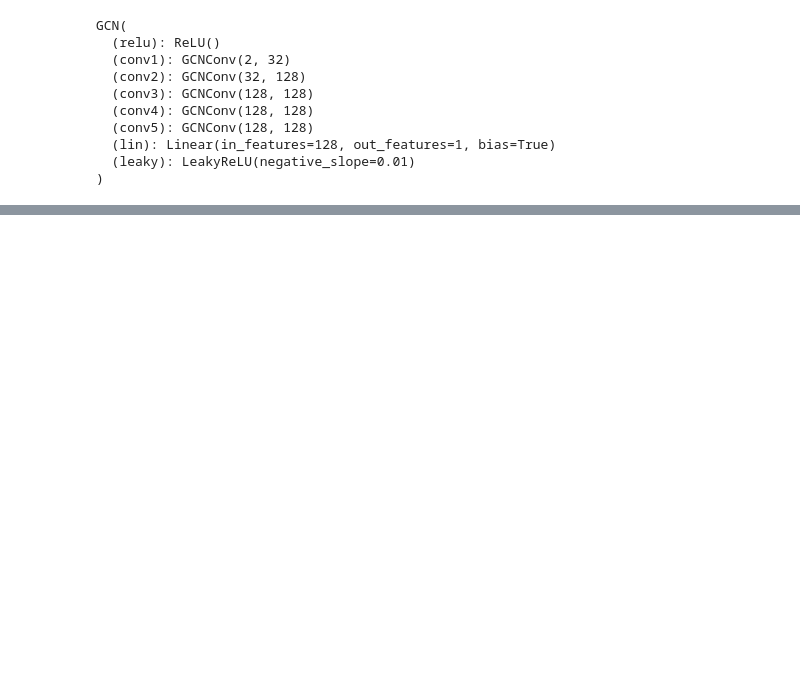
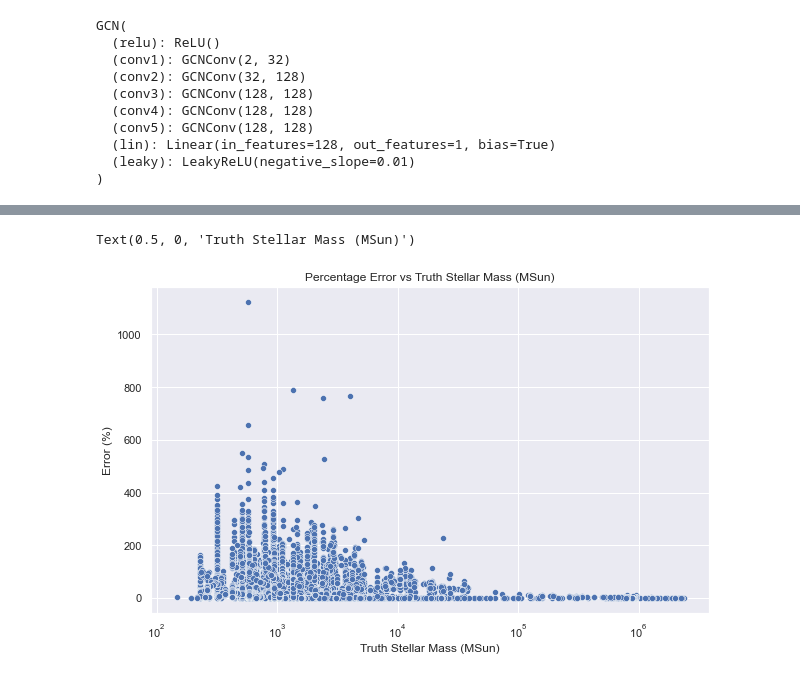
Before and after one commit to vhorvath2010/baryonic-from-dmmt, a Jupyter notebook: visualize_training.ipynb, the cells around one changed output, grey strips where cells are left out. Drawn from its saved outputs; the diff is of its cells as text; code cells hidden in the pictures; blank space fills up the shorter version.

```diff
--- a/visualize_training.ipynb
+++ b/visualize_training.ipynb
@@ -70,0 +77,10 @@ Text(0, 0.5, 'Predicted Stellar Mass (MSun)')
+# %%
+error = (y_pred - y_truth) / y_truth
+ax = sns.scatterplot(x=y_truth, y=error)
+ax.set_xscale('log')
+ax.set_title('Percentage Error vs Truth Stellar Mass (MSun)')
+ax.set_ylabel('Error (%)')
+ax.set_xlabel('Truth Stellar Mass (MSun)')
+# %% [output]
+Text(0.5, 0, 'Truth Stellar Mass (MSun)')
+[figure, added]
```
Also changed, not shown: parts of 4 cells of this notebook.
